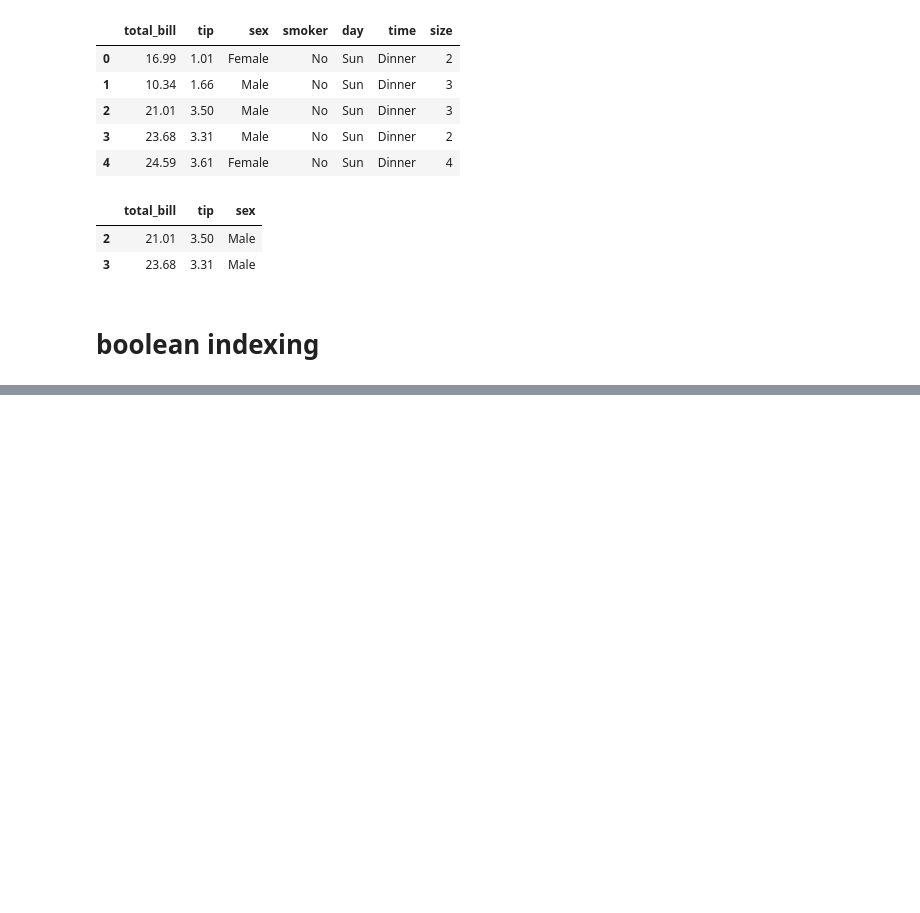
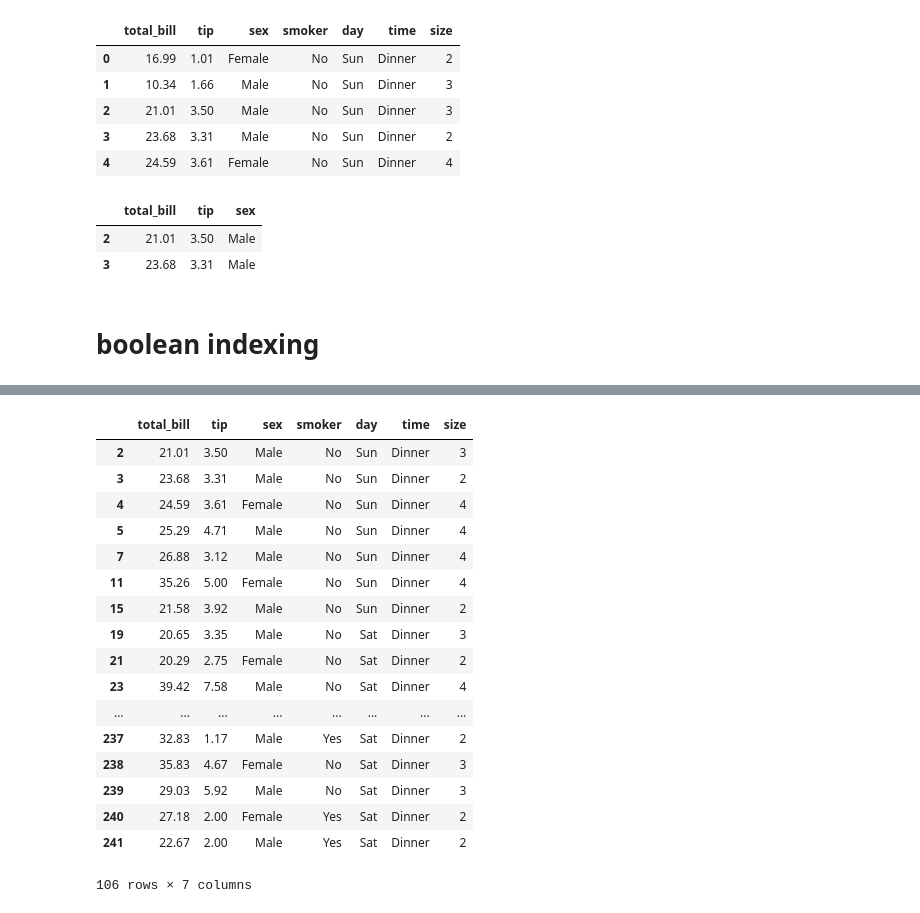
Before and after one commit to KrishnKrPatel/data_preprocessing, a Jupyter notebook: practices.ipynb, the cells around one changed output, grey strips where cells are left out. Cells and saved outputs as stored; diff of their text form; code cells hidden in the pictures; blank space fills up the shorter version.

```diff
--- a/practices.ipynb
+++ b/practices.ipynb
@@ -336,0 +388,21 @@ data.head()
+# %%
+data[(data['total_bill'] > 20) | (data['tip'] > data['total_bill'] * 0.25)]
+# %% [output]
+|  | total_bill | tip | sex | smoker | day | time | size |
+| 2 | 21.01 | 3.50 | Male | No | Sun | Dinner | 3 |
+| 3 | 23.68 | 3.31 | Male | No | Sun | Dinner | 2 |
+| 4 | 24.59 | 3.61 | Female | No | Sun | Dinner | 4 |
+| 5 | 25.29 | 4.71 | Male | No | Sun | Dinner | 4 |
+| 7 | 26.88 | 3.12 | Male | No | Sun | Dinner | 4 |
+| 11 | 35.26 | 5.00 | Female | No | Sun | Dinner | 4 |
+| 15 | 21.58 | 3.92 | Male | No | Sun | Dinner | 2 |
+| 19 | 20.65 | 3.35 | Male | No | Sat | Dinner | 3 |
+| 21 | 20.29 | 2.75 | Female | No | Sat | Dinner | 2 |
+| 23 | 39.42 | 7.58 | Male | No | Sat | Dinner | 4 |
+| ... | ... | ... | ... | ... | ... | ... | ... |
+| 237 | 32.83 | 1.17 | Male | Yes | Sat | Dinner | 2 |
+| 238 | 35.83 | 4.67 | Female | No | Sat | Dinner | 3 |
+| 239 | 29.03 | 5.92 | Male | No | Sat | Dinner | 3 |
+| 240 | 27.18 | 2.00 | Female | Yes | Sat | Dinner | 2 |
+| 241 | 22.67 | 2.00 | Male | Yes | Sat | Dinner | 2 |
+106 rows × 7 columns
```
Also changed, not shown: parts of 7 cells of this notebook.
